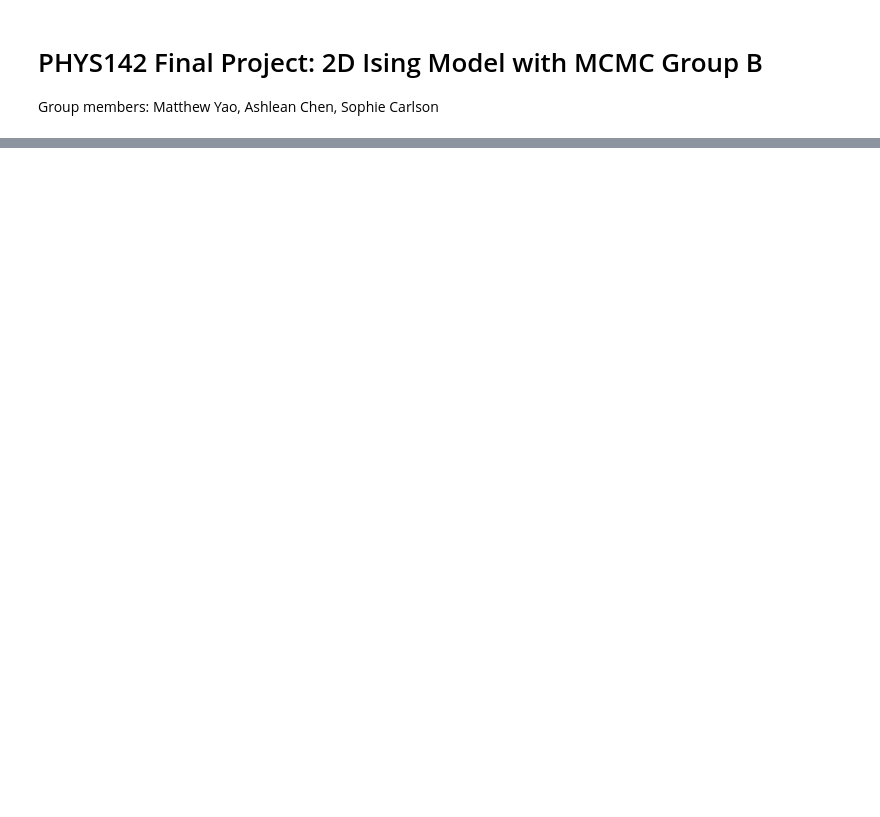
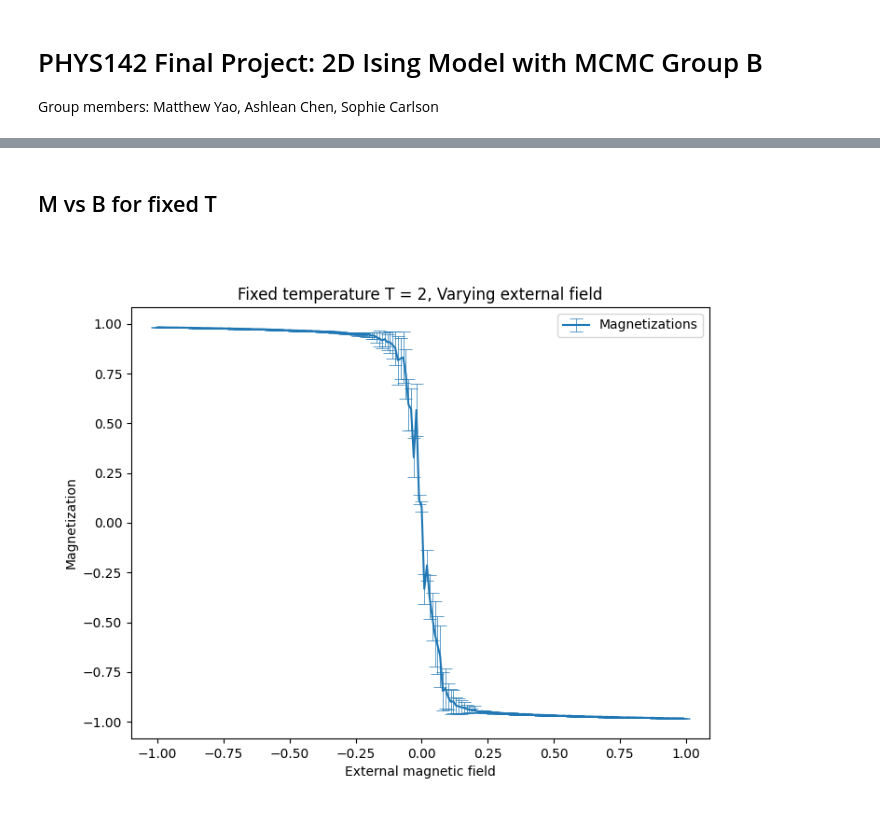
Before and after one commit to mattyaoo/phys142final, a Jupyter notebook: final.ipynb, the cells around one changed output, grey strips where cells are left out. Saved outputs shown, nothing was run; the diff lists cells and outputs as text; code cells hidden in the pictures; blank space fills up the shorter version.

```diff
--- a/final.ipynb
+++ b/final.ipynb
@@ -146,0 +155,36 @@ plt.show()
+# %% [markdown]
+## M vs B for fixed T
+# %%
+B = 1
+T = 2
+magnetic_fields = np.arange(-1, 1, .01)
+m_values_list = []
+m_mean_list = []
+m_std_list = []
+for B in tqdm.tqdm(magnetic_fields):
+    BURNIN = 200_000
+    STEPS = 1_000_000
+
+    # initialize random lattice
+    lattice_spins = 2 * (np.random.randint(2, size=(N, N)) - 0.5)
+    # initialize ordered lattice with all spins up
+    #lattice_spins = np.ones((N, N))
+    m_values = np.zeros(STEPS)
+
+    num_accept, m_values = ising_mcmc(lattice_spins, STEPS, T, B)
+    m_mean = np.mean(m_values[BURNIN:])
+    m_std = np.std(m_values[BURNIN:])
+    m_values_list.append(m_values)
+    m_mean_list.append(m_mean)
+    m_std_list.append(m_std)
+# %%
+fig = plt.figure(figsize = (8,6))
+plt.errorbar(magnetic_fields, m_mean_list, yerr=m_std_list, capsize=5, capthick=.5, elinewidth=.5, label="Magnetizations")
+plt.xlabel('External magnetic field')
+plt.ylabel('Magnetization')
+plt.title(f'Fixed temperature T = {T}, Varying external field')
+plt.legend()
+#plt.savefig('figures/crit.pdf', format='pdf', dpi=1200, bbox_inches='tight')
+plt.show()
+# %% [output]
+[figure, added]
```
Also changed, not shown: parts of 6 cells of this notebook.
